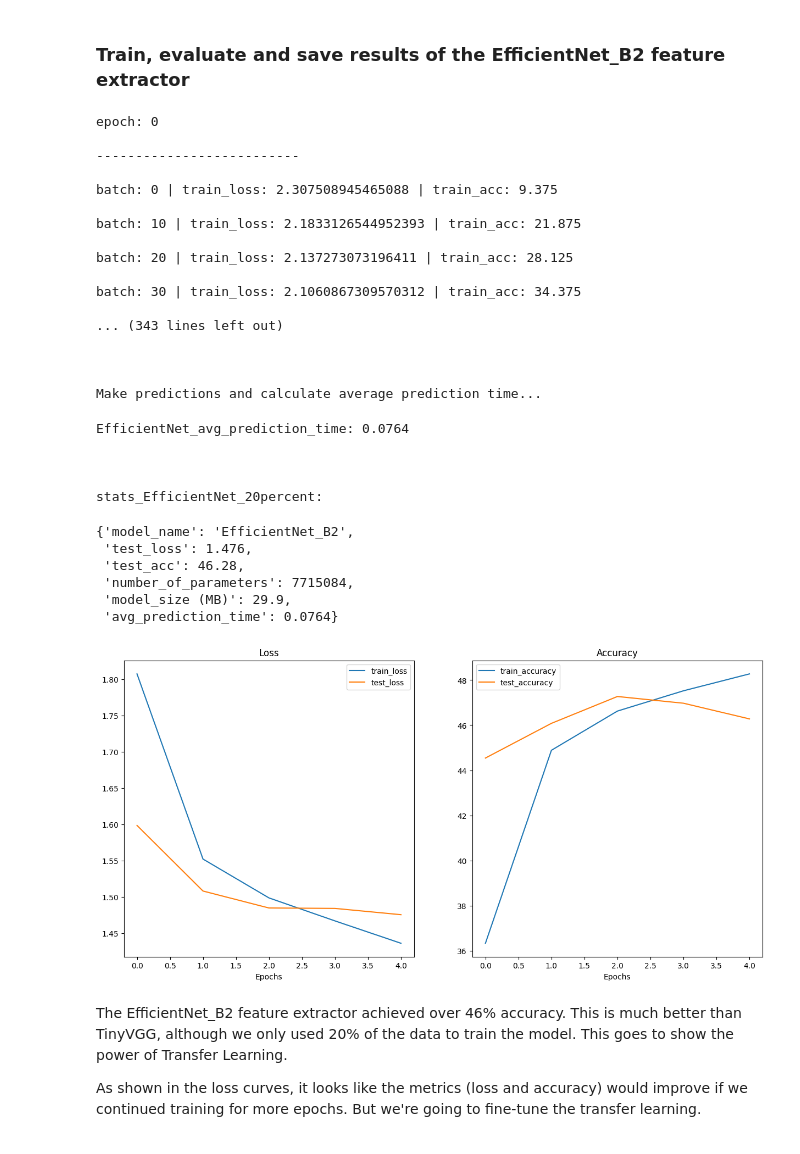
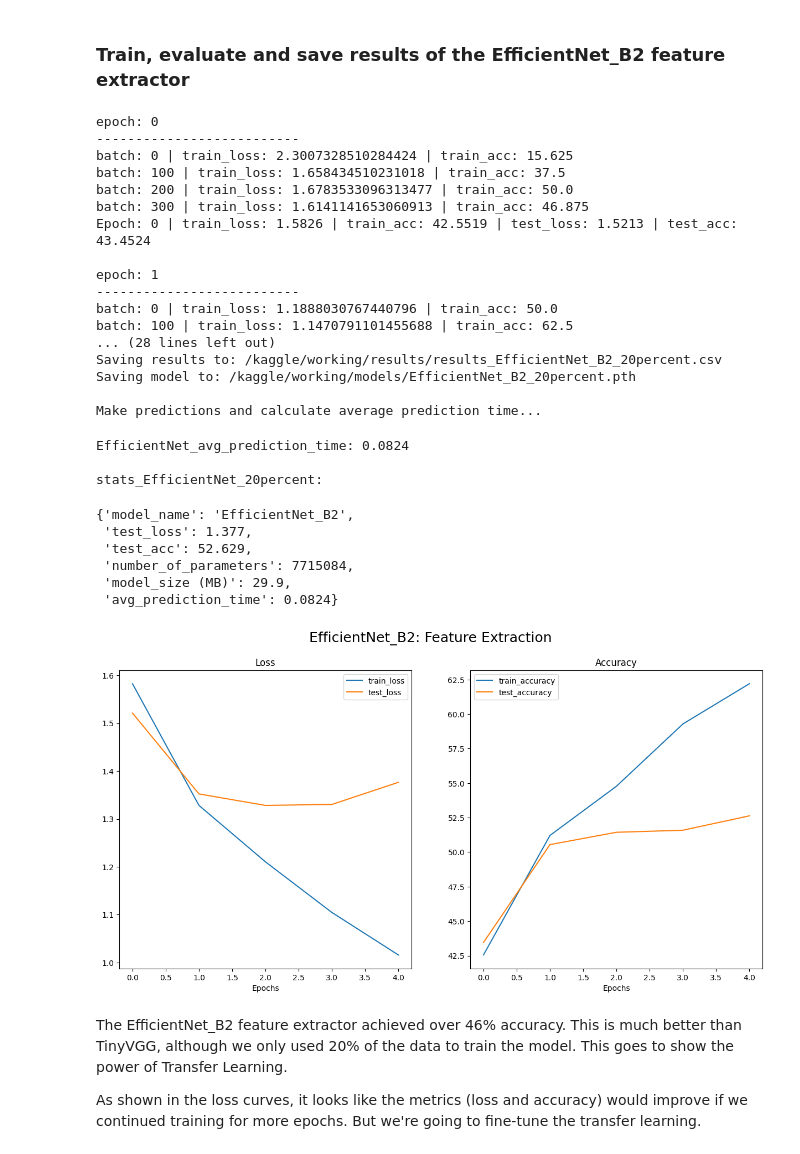
Before and after one commit to AlaGrine/Artwork_classification, a Jupyter notebook: artwork_classification.ipynb, the cells around one changed output. Cells and saved outputs as stored; diff of their text form; code cells hidden in the pictures.

Commit message:
Update Artwork classification in Pytorch: notebook and results

```diff
--- a/artwork_classification.ipynb
+++ b/artwork_classification.ipynb
@@ -480,15 +491,14 @@ Estimated Total Size (MB): 11.90
 # %%
 data_transform = transforms.Compose([
     transforms.Resize(size=(FLAGS['IMAGE_SIZE'], FLAGS['IMAGE_SIZE'])),
-    transforms.TrivialAugmentWide(num_magnitude_bins=31), # Data Augmentation
+    transforms.TrivialAugmentWide(num_magnitude_bins=8), # Data Augmentation
     transforms.ToTensor()
 ])
 
-# 20% of the dataset
 train_DataLoader,test_DataLoader,class_names = create_dataloaders(train_dir=image_path / "train",
                                                                   test_dir=image_path / "test",
                                                                   transform=data_transform,
                                                                   batch_size=FLAGS['batch_size'],
-                                                                  split_size=0.2)
+                                                                  split_size=1)
 # %% [output]
 Data size - Train: 50000 | Test: 10000
@@ -603,8 +622,7 @@ def train_and_evaluate(model: torch.nn.Module,
                        test_dataloader: torch.utils.data.DataLoader,
                        epochs: int = 5,
                        learning_rate = 0.001):
-    """Train the model for a number of epochs,
-    evaluate the model and track the results."""
+    """Train the model for a number of epochs, evaluate the model and track the results."""
 
     # Create empty results dictionary
     results = {"train_loss": [],
@@ -940,7 +970,7 @@ def create_effnetb2_model(num_classes:int=10,
 
     if is_TrivialAugmentWide:
       effnetb2_transforms = torchvision.transforms.Compose([
-          torchvision.transforms.TrivialAugmentWide(),
+          torchvision.transforms.TrivialAugmentWide(num_magnitude_bins=8),
           effnetb2_transforms,
       ])
 
@@ -964,7 +994,7 @@ def create_effnetb2_model(num_classes:int=10,
 # Create a feature extractor by freezing all the layers of the EfficientNet_B2 model
 model_EfficientNet_B2,effnetb2_transforms = create_effnetb2_model(num_classes=10,
                                                                   is_TrivialAugmentWide = True,
-                                                                  freeze_layers=True)
+                                                                  freeze_layers=False)
 
 # Print a summary using torchinfo
 summary_EfficientNet_B2 = get_model_summary(model_EfficientNet_B2)
@@ -1008,17 +1038,19 @@ Number of batches of the dataloaders - Train: 313 | Test: 63
 results_EfficientNet_B2_20percent = train_and_evaluate(model=model_EfficientNet_B2,
                                                        train_dataloader=train_DataLoader,
                                                        test_dataloader=test_DataLoader,
-                                                       epochs=5)
+                                                       epochs=5,
+                                                       learning_rate=0.001)
 
-# 2. Plot loss curves
-plot_loss_curves(results_EfficientNet_B2_20percent,
-                 graph_name="fig_EfficientNet_B2_20percent",save_graph=True)
-
-# 3. Save results
+# 2. Save results
 save_results_to_CSV(model_results=results_EfficientNet_B2_20percent,
                     model_name = "EfficientNet_B2",
                     split_size = 0.2,
                     results_save_path = PATH_results / "results_EfficientNet_B2_20percent.csv")
+
+# 3. Plot loss curves
+plot_loss_curves(results_EfficientNet_B2_20percent,
+                 graph_name="fig_EfficientNet_B2_20percent",
+                 save_graph=True,suptitle="EfficientNet_B2: Feature Extraction")
 
 # 4. Save the model
 save_model(model = model_EfficientNet_B2,
@@ -1030,52 +1062,50 @@ EfficientNet_test_pred_dicts,EfficientNet_test_pred_df,EfficientNet_avg_predicti
 pred_and_timing(paths=random_image_paths,
                 model=model_EfficientNet_B2,
                 transform=effnetb2_transforms,
                 class_names=class_names,
                 device="cpu") # make predictions on CPU
 
 print("EfficientNet_avg_prediction_time:",EfficientNet_avg_prediction_time)
 
 # 6. Collect model stats
 stats_EfficientNet_20percent = get_model_stats(model_name = "EfficientNet_B2",
                                                MODEL_SAVE_PATH = PATH_models / "EfficientNet_B2_20percent.pth",
                                                model_summary= summary_EfficientNet_B2,
                                                model_results = results_EfficientNet_B2_20percent,
                                                avg_prediction_time= EfficientNet_avg_prediction_time
                                                )
 # 7. Save the stats to csv
 pd.DataFrame([stats_EfficientNet_20percent]).to_csv(PATH_results / "stats_EfficientNet_20percent.csv",index=False)
 print("\nstats_EfficientNet_20percent:")
 stats_EfficientNet_20percent
 # %% [output]
 epoch: 0
+--------------------------
+batch: 0 | train_loss: 2.3007328510284424 | train_acc: 15.625
+batch: 100 | train_loss: 1.658434510231018 | train_acc: 37.5
+batch: 200 | train_loss: 1.6783533096313477 | train_acc: 50.0
+batch: 300 | train_loss: 1.6141141653060913 | train_acc: 46.875
+Epoch: 0 | train_loss: 1.5826 | train_acc: 42.5519 | test_loss: 1.5213 | test_acc: 43.4524
 
+epoch: 1
 --------------------------
-
-batch: 0 | train_loss: 2.307508945465088 | train_acc: 9.375
-
-batch: 10 | train_loss: 2.1833126544952393 | train_acc: 21.875
-
-batch: 20 | train_loss: 2.137273073196411 | train_acc: 28.125
-
-batch: 30 | train_loss: 2.1060867309570312 | train_acc: 34.375
-
-... (343 lines left out)
-
-
+batch: 0 | train_loss: 1.1888030767440796 | train_acc: 50.0
+batch: 100 | train_loss: 1.1470791101455688 | train_acc: 62.5
+... (28 lines left out)
+Saving results to: /kaggle/working/results/results_EfficientNet_B2_20percent.csv
+Saving model to: /kaggle/working/models/EfficientNet_B2_20percent.pth
 
 Make predictions and calculate average prediction time...
-EfficientNet_avg_prediction_time: 0.0764
-
-
+EfficientNet_avg_prediction_time: 0.0824
 
 stats_EfficientNet_20percent:
 {'model_name': 'EfficientNet_B2',
- 'test_loss': 1.476,
- 'test_acc': 46.28,
+ 'test_loss': 1.377,
+ 'test_acc': 52.629,
  'number_of_parameters': 7715084,
  'model_size (MB)': 29.9,
- 'avg_prediction_time': 0.0764}
+ 'avg_prediction_time': 0.0824}
-[figure, old version]
+[figure, new version]
 # %% [markdown]
 The EfficientNet_B2 feature extractor achieved over 46% accuracy. This is much better than TinyVGG, although we only used 20% of the data to train the model. This goes to show the power of Transfer Learning.
 
```
Also changed, not shown: parts of 66 cells of this notebook, 15 other files.
